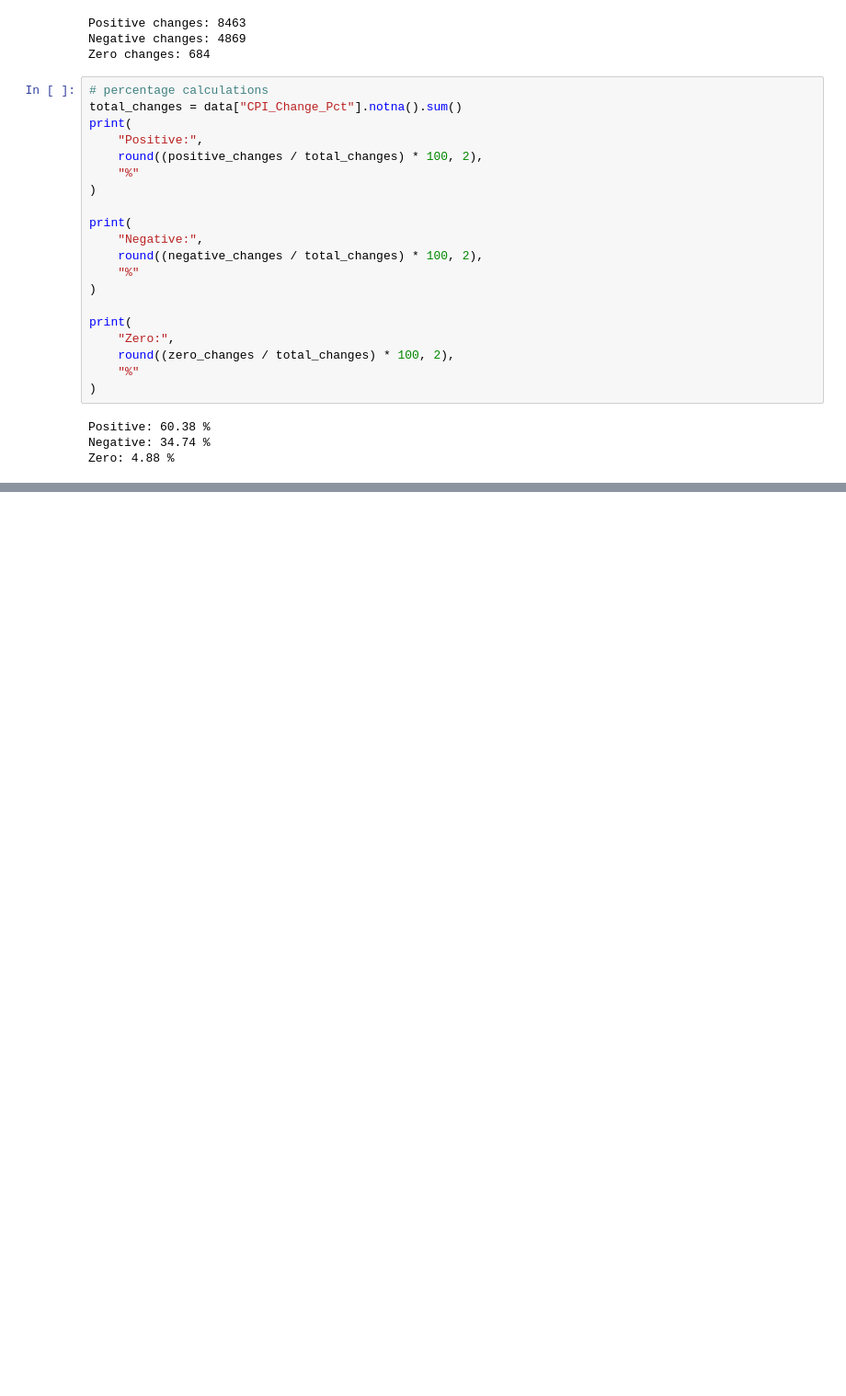
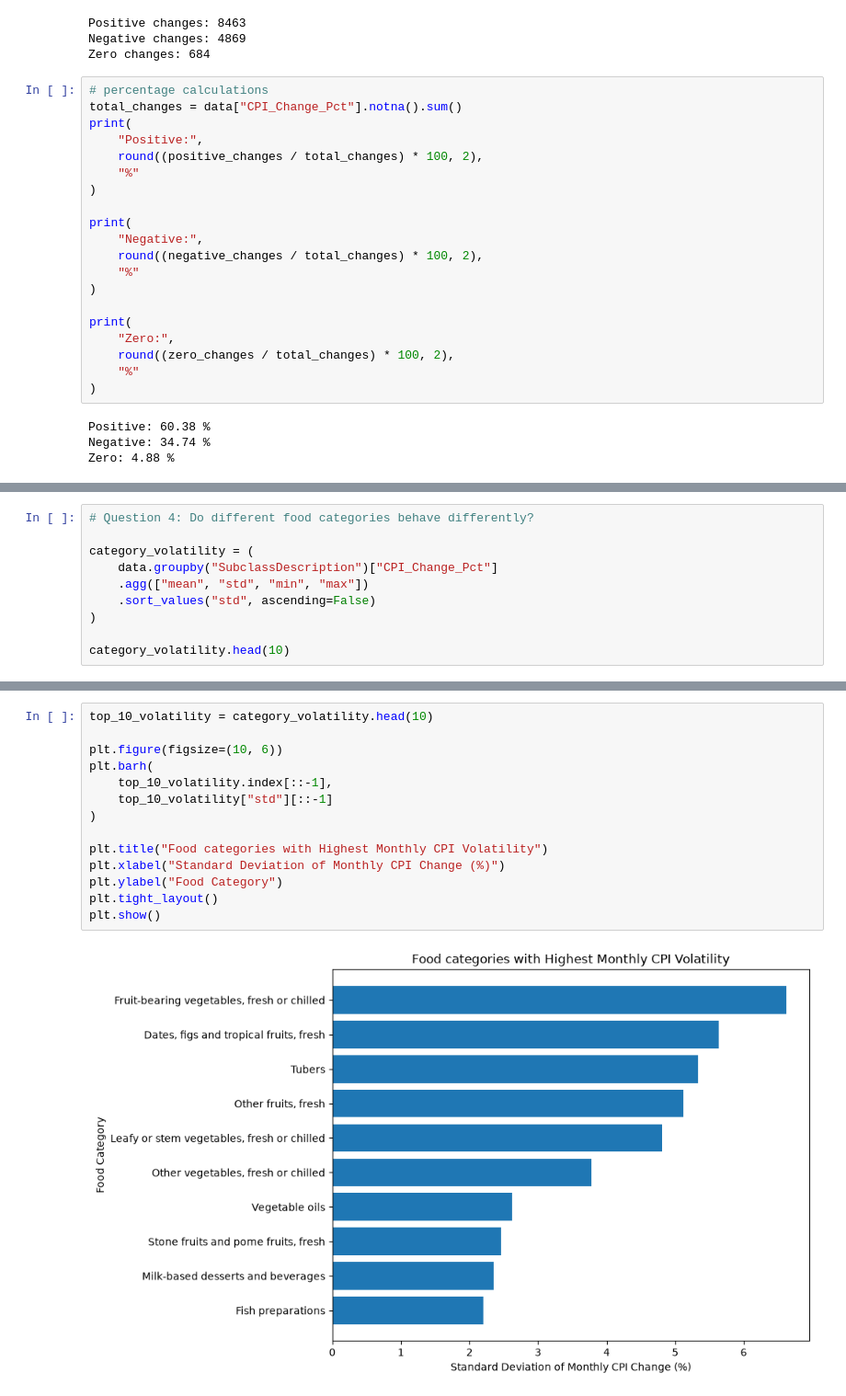
Before and after one commit to MasindiManaga/ERPT_ML_Research, a Jupyter notebook: notebooks/04_Exploratory_Data_Analysis.ipynb, the cells around one changed output, grey strips where cells are left out. Shown at 92% size. Cells and saved outputs as stored; diff of their text form; blank space fills up the shorter version.

Commit message:
Volatility Analysis on 04_Exploratory_Data_Analysis

```diff
--- a/notebooks/04_Exploratory_Data_Analysis.ipynb
+++ b/notebooks/04_Exploratory_Data_Analysis.ipynb
@@ -541,0 +545,10 @@ The higher frequency of positive monthly CPI changes indicates that food-price i
+# %%
+# Question 4: Do different food categories behave differently?
+
+category_volatility = (
+    data.groupby("SubclassDescription")["CPI_Change_Pct"]
+    .agg(["mean", "std", "min", "max"])
+    .sort_values("std", ascending=False)
+)
+
+category_volatility.head(10)
@@ -541,0 +573,16 @@ The higher frequency of positive monthly CPI changes indicates that food-price i
+# %%
+top_10_volatility = category_volatility.head(10)
+
+plt.figure(figsize=(10, 6))
+plt.barh(
+    top_10_volatility.index[::-1],
+    top_10_volatility["std"][::-1]
+)
+
+plt.title("Food categories with Highest Monthly CPI Volatility")
+plt.xlabel("Standard Deviation of Monthly CPI Change (%)")
+plt.ylabel("Food Category")
+plt.tight_layout()
+plt.show()
+# %% [output]
+[figure, added]
```
Also changed, not shown: parts of 5 cells of this notebook.
